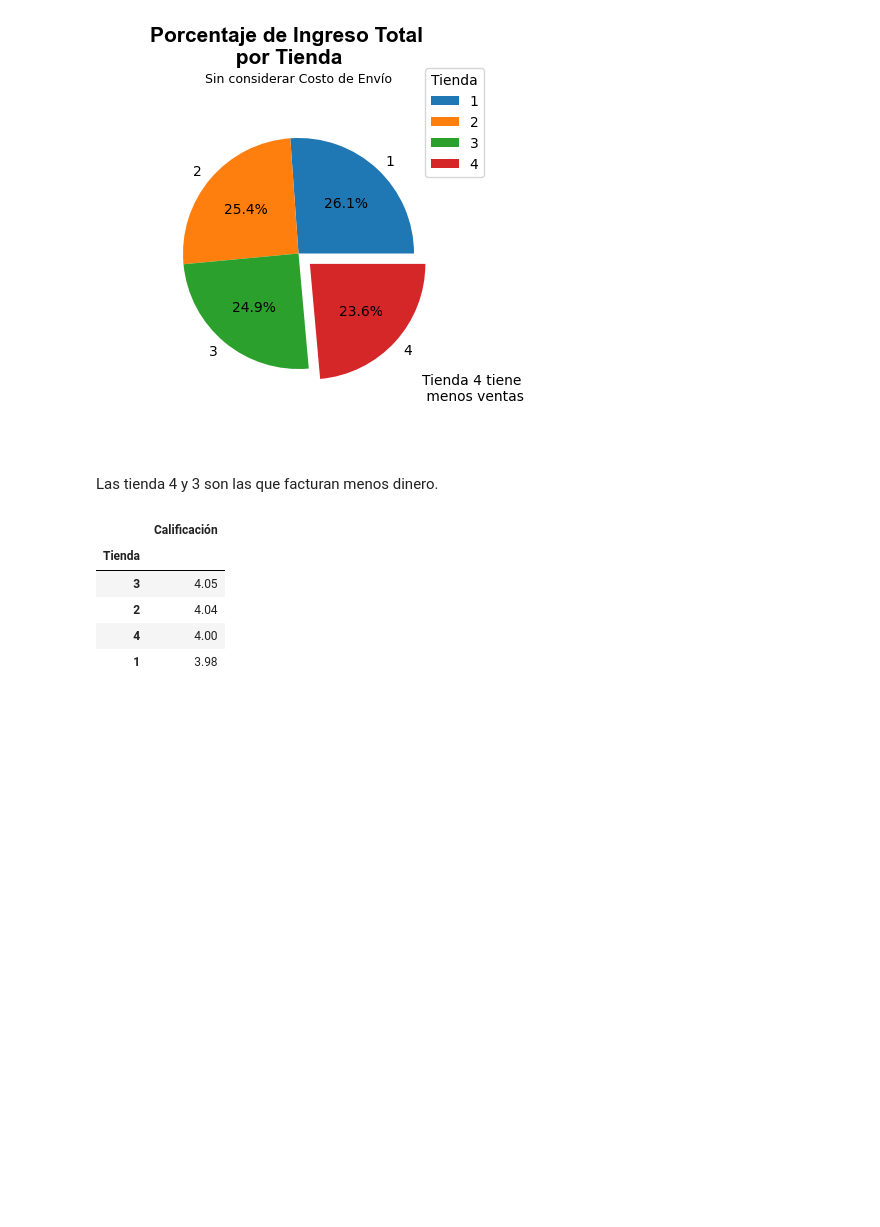
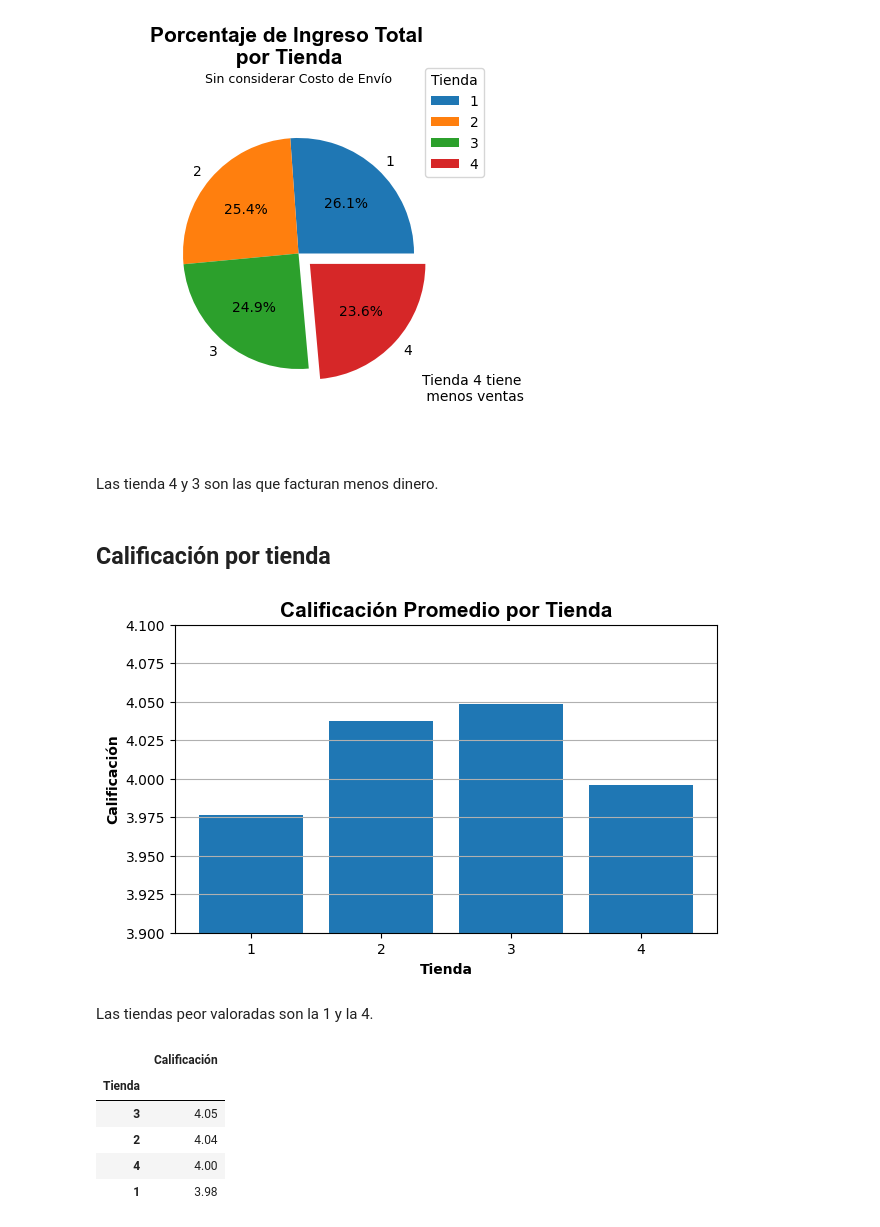
Before and after one commit to carloslozano-rg/challenge-alura-store, a Jupyter notebook: AluraStoreLatam.ipynb, the cells around one changed output. Cells and saved outputs as stored; diff of their text form; code cells hidden in the pictures; blank space fills up the shorter version.

Commit message:
feat: agregar visualización de calificación promedio por tienda.

```diff
--- a/AluraStoreLatam.ipynb
+++ b/AluraStoreLatam.ipynb
@@ -618,6 +620,37 @@ plt.show()
 [figure]
 # %% [markdown]
 Las tienda 4 y 3 son las que facturan menos dinero.
+# %% [markdown]
+## Calificación por tienda
+# %%
+plt.figure(figsize=(7, 4))
+
+plt.bar(x=calificacion_promedio.index,
+        height=calificacion_promedio["Calificación"])
+
+plt.grid(axis="y") # Cuadricula
+
+plt.title("Calificación Promedio por Tienda",
+          fontsize = 15,
+          family = "Arial",
+          fontweight = "bold",
+          loc="center")
+
+# Nombre de ejes.
+plt.xlabel("Tienda",
+           fontweight="bold")
+plt.ylabel("Calificación",
+           fontweight="bold")
+
+# Escala de ejes
+plt.xticks(calificacion_promedio.index) # Escala
+plt.ylim((3.9, 4.1)) # Domain
+
+plt.show()
+# %% [output]
+[figure, added]
+# %% [markdown]
+Las tiendas peor valoradas son la 1 y la 4.
 # %%
 # ingreso_total
 costo_envio_promedio
```
Also changed, not shown: parts of 2 cells of this notebook.
